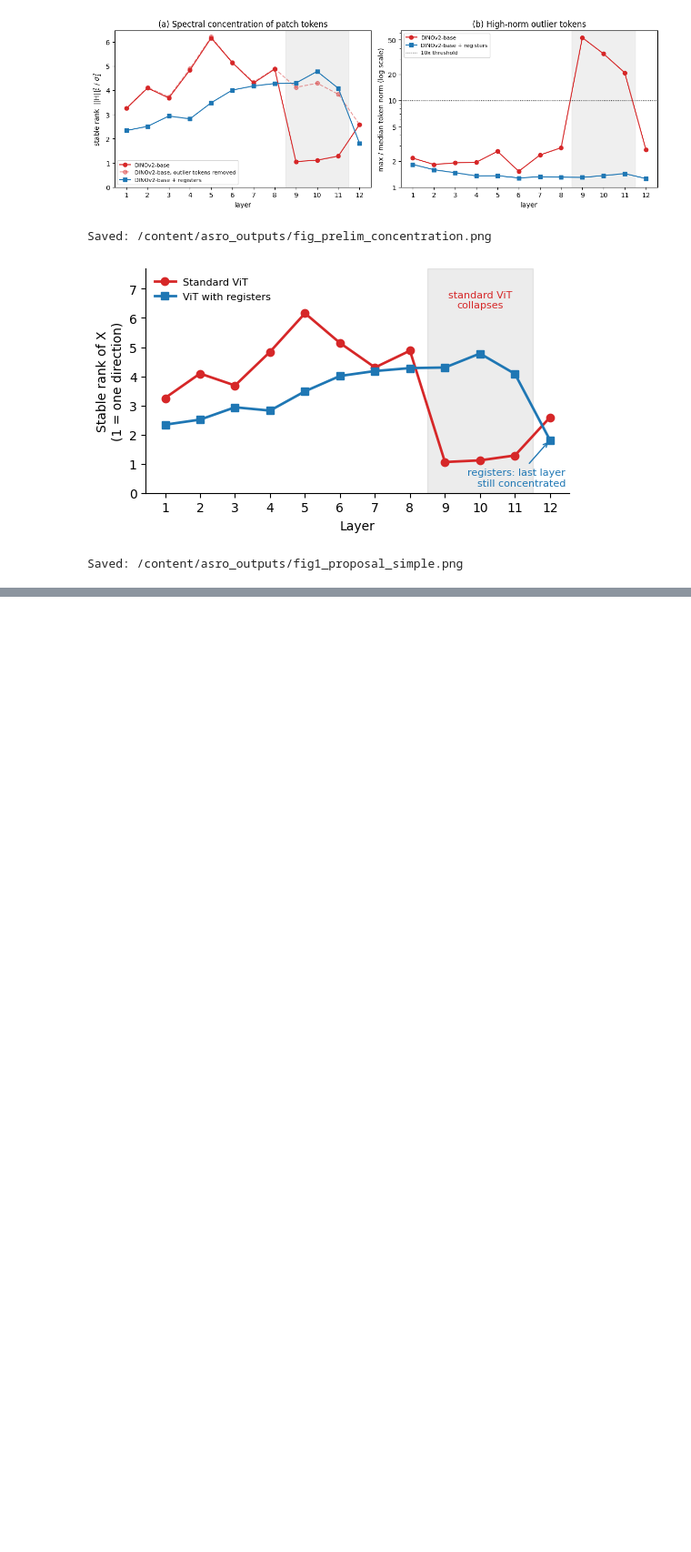
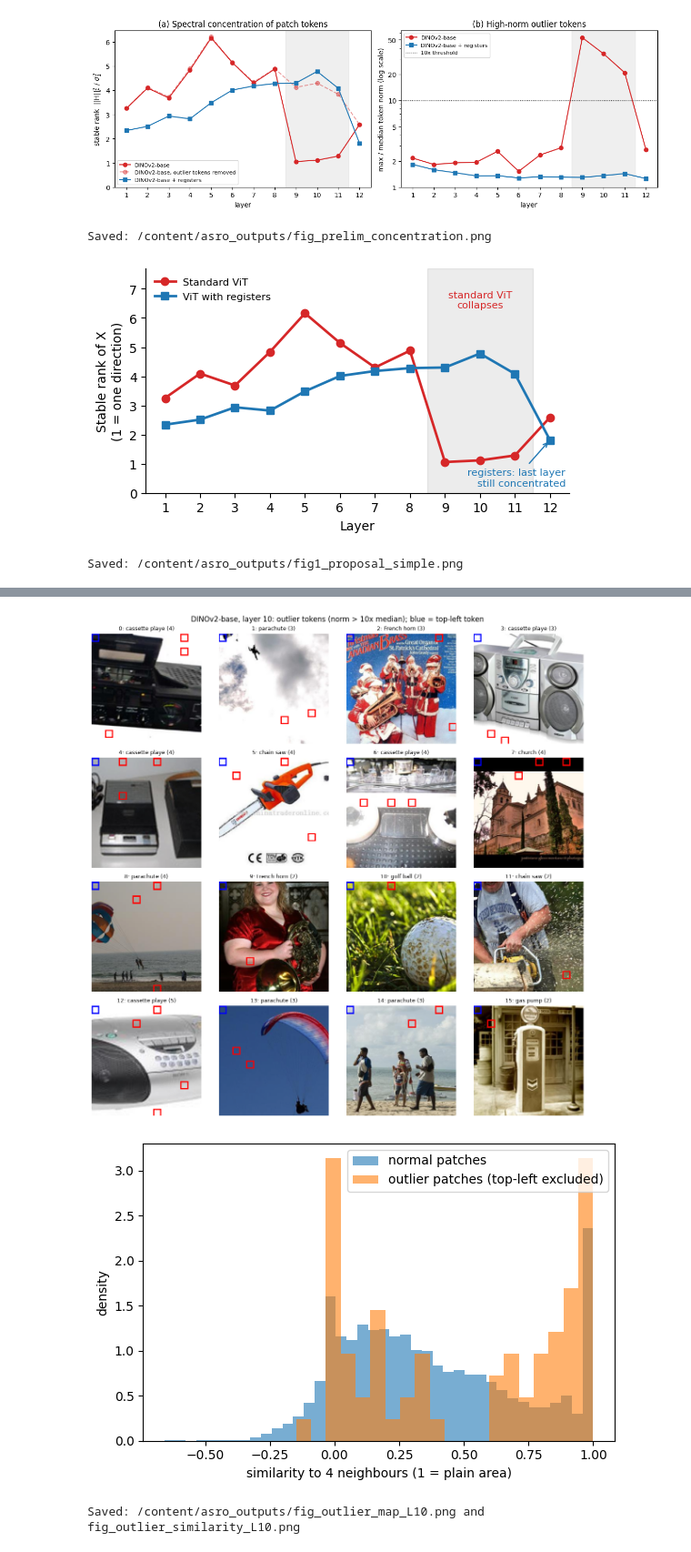
Before and after one commit to Savithakn/asro-pilot, a Jupyter notebook: notebooks/asro_pilot_v0.ipynb, the cells around one changed output, grey strips where cells are left out. Shown at 91% size. Cells and saved outputs as stored; diff of their text form; code cells hidden in the pictures; blank space fills up the shorter version.

```diff
--- a/notebooks/asro_pilot_v0.ipynb
+++ b/notebooks/asro_pilot_v0.ipynb
@@ -536,0 +576,28 @@ print("Saved:", f"{OUT_DIR}/fig1b_tiny.png and .pdf")
+# %%
+# Cell 15 - outlier map on 16 images (layer 10) + similarity histogram (for GitHub, not the proposal)
+# What this cell does and why: lets you SEE all outliers at once (blue = top-left token, red = others)
+# and compare how "plain" outlier patches are versus normal patches.
+import matplotlib.patches as mpatches
+names = [class_name(l) for l in labels]
+m = outl[10]
+fig, axes = plt.subplots(4, 4, figsize=(12, 12))
+for k, ax in enumerate(axes.ravel()):
+    ax.imshow(imgs[k].permute(1, 2, 0).numpy()); ax.axis("off")
+    for r_, c_ in zip(*np.nonzero(m[k])):
+        ax.add_patch(mpatches.Rectangle((c_ * PATCH, r_ * PATCH), PATCH, PATCH, fill=False,
+                                        ec="blue" if (r_, c_) == (0, 0) else "red", lw=2))
+    ax.set_title(f"{k}: {names[k][:14]} ({m[k].sum()})", fontsize=9)
+fig.suptitle("DINOv2-base, layer 10: outlier tokens (norm > 10x median); blue = top-left token")
+plt.tight_layout(); plt.savefig(f"{OUT_DIR}/fig_outlier_map_L10.png", dpi=200); plt.show()
+
+mc = m.copy(); mc[:, 0, 0] = False
+fig, ax = plt.subplots(figsize=(6, 4))
+ax.hist(red[~m], bins=40, density=True, alpha=0.6, label="normal patches")
+if mc.sum(): ax.hist(red[mc], bins=20, density=True, alpha=0.6, label="outlier patches (top-left excluded)")
+ax.set_xlabel("similarity to 4 neighbours (1 = plain area)"); ax.set_ylabel("density"); ax.legend()
+plt.tight_layout(); plt.savefig(f"{OUT_DIR}/fig_outlier_similarity_L10.png", dpi=200); plt.show()
+print("Saved:", f"{OUT_DIR}/fig_outlier_map_L10.png and fig_outlier_similarity_L10.png")
+# %% [output]
+[figure, added]
+[figure, added]
+Saved: /content/asro_outputs/fig_outlier_map_L10.png and fig_outlier_similarity_L10.png
```
Also changed, not shown: parts of 14 cells of this notebook.
